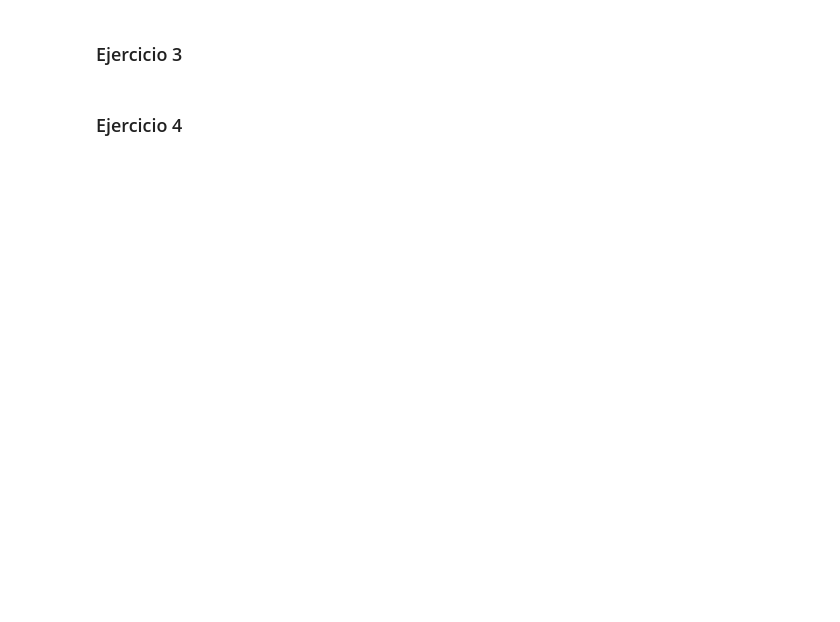
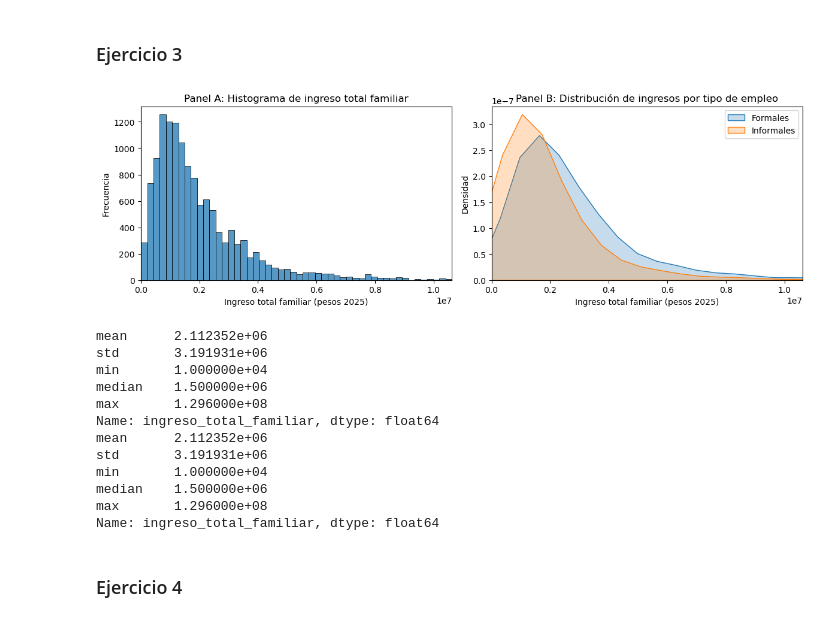
Before and after one commit to MariaFlorenciaPascale/E337_Grupo1, a Jupyter notebook: TP2/E337_Grupo1_TP2.ipynb, the cells around one changed output. Saved outputs shown, nothing was run; the diff lists cells and outputs as text; code cells hidden in the pictures; blank space fills up the shorter version.

```diff
--- a/TP2/E337_Grupo1_TP2.ipynb
+++ b/TP2/E337_Grupo1_TP2.ipynb
@@ -279,7 +306,12 @@ Base guardada como 'eph_gba_merged_full.csv'
 # %% [markdown]
 ### Ejercicio 1
 # %%
-df_eph_GBA = pd.read_csv('eph_gba_merged_full.csv')
+# Abrimos el csv. Tuvimos que hacer ciertas correcciones como para no tener un warning.
+df_eph_GBA = pd.read_csv('eph_gba_merged_full.csv', dtype={
+    'CODUSU': 'float64',   # numérico (float para tolerar NaN)
+    'PP09C_ESP': 'object', # texto
+    'CH05': 'object'       # texto (fechas como string)
+})
 # %%
 df_eph_GBA["edad2"] = (df_eph_GBA["CH06"])**2
 # %%
@@ -347,4 +421,71 @@ plt.show()
 # %% [markdown]
 ### Ejercicio 3
+# %%
+# Para actualizar la variable ingreso_total_familiar, necesitamos actualizar el valor de inflación.
+# Como la inflación acumulada de Argentina entre 2005 y 2025 fue de aproximadamente 120.000 %,
+## vamos a deflactar según ese valor.
+
+factor = 1200
+
+# Creamos la variable
+df_eph_GBA['ingreso_total_familiar'] = np.where(
+    df_eph_GBA['ANO4'] == 2005,
+    df_eph_GBA['ITF'] * factor,
+    df_eph_GBA['ITF']
+)
+df_eph_GBA.loc[df_eph_GBA['ingreso_total_familiar'] <= 0, 'ingreso_total_familiar'] = np.nan
+
+# Definimos limite (ahora sí existe la variable)
+limite = df_eph_GBA['ingreso_total_familiar'].quantile(0.99)
+
+# Armamos el histograma
+fig, axes = plt.subplots(1, 2, figsize=(12, 4))
+
+datos_histograma = df_eph_GBA['ingreso_total_familiar'].dropna()
+datos_histograma = datos_histograma[datos_histograma <= limite]
+
+sns.histplot(datos_histograma, ax=axes[0], bins=50)
+axes[0].set_title("Panel A: Histograma de ingreso total familiar")
+axes[0].set_xlabel("Ingreso total familiar (pesos 2025)")
+axes[0].set_ylabel("Frecuencia")
+axes[0].set_xlim(0, limite)
+
+# Kernel por formal/informal
+ocupados['ingreso_total_familiar'] = ocupados['ITF'].copy()
+ocupados.loc[ocupados['ANO4'] == 2005, 'ingreso_total_familiar'] = ocupados['ITF'] * factor
+ocupados.loc[ocupados['ingreso_total_familiar'] <= 0, 'ingreso_total_familiar'] = np.nan
+
+formales   = ocupados[ocupados['informal'] == 0]['ingreso_total_familiar'].dropna()
+informales = ocupados[ocupados['informal'] == 1]['ingreso_total_familiar'].dropna()
+
+sns.kdeplot(formales,   fill=True, label='Formales',   ax=axes[1])
+sns.kdeplot(informales, fill=True, label='Informales', ax=axes[1])
+axes[1].set_title("Panel B: Distribución de ingresos por tipo de empleo")
+axes[1].set_xlabel("Ingreso total familiar (pesos 2025)")
+axes[1].set_ylabel("Densidad")
+axes[1].set_xlim(0, limite)
+axes[1].legend()
+
+plt.tight_layout()
+plt.savefig('Histograma_Ingresos_y_DistKernel.png', bbox_inches='tight', dpi=300)
+plt.show()
+
+# Estadística descriptiva
+print(df_eph_GBA['ingreso_total_familiar'].agg(['mean', 'std', 'min', 'median', 'max']).round(2))
+print(df_eph_GBA['ingreso_total_familiar'].agg(['mean', 'std', 'min', 'median', 'max']).round(2))
+# %% [output]
+[figure, added]
+mean      2.112352e+06
+std       3.191931e+06
+min       1.000000e+04
+median    1.500000e+06
+max       1.296000e+08
+Name: ingreso_total_familiar, dtype: float64
+mean      2.112352e+06
+std       3.191931e+06
+min       1.000000e+04
+median    1.500000e+06
+max       1.296000e+08
+Name: ingreso_total_familiar, dtype: float64
 # %% [markdown]
 ### Ejercicio 4
```
Also changed, not shown: parts of 7 cells of this notebook, 4 other files.
